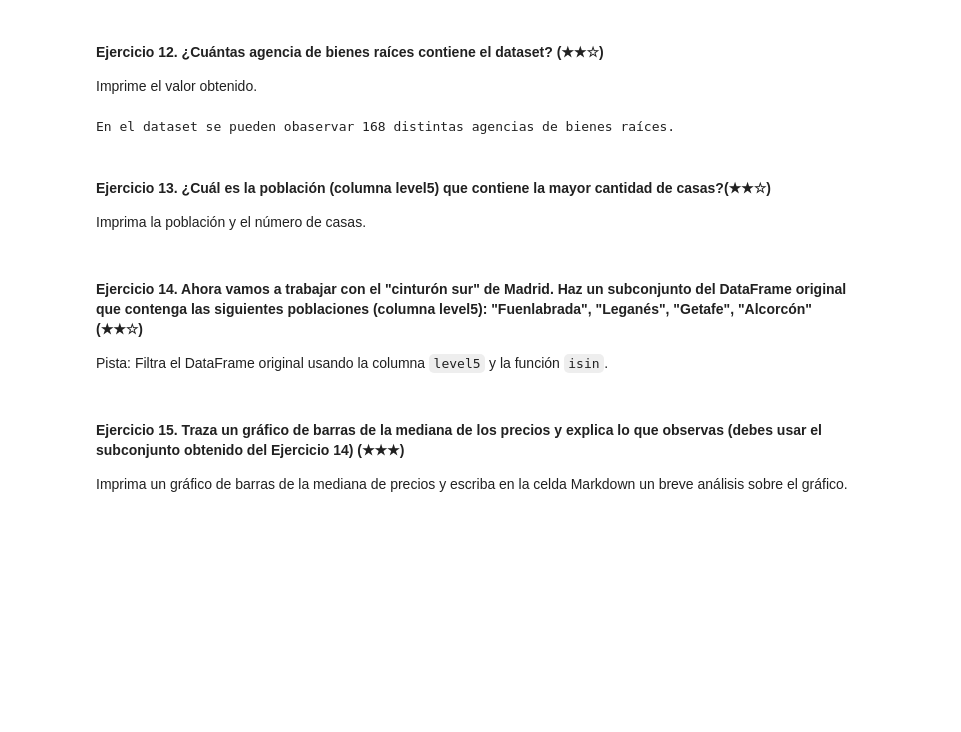
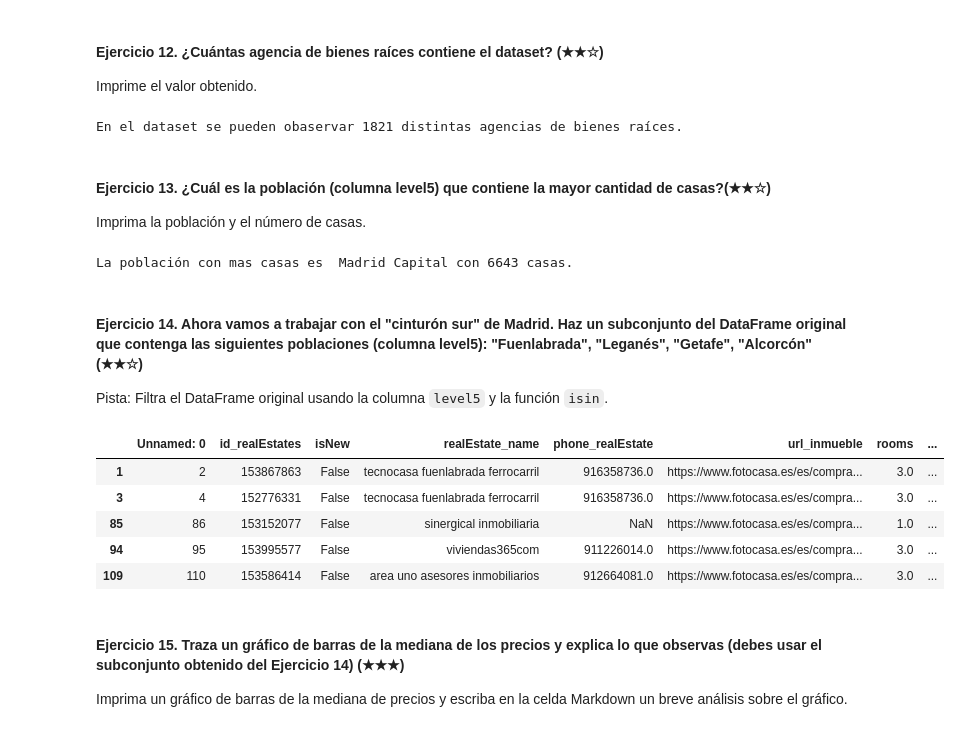
Before and after one commit to 4GeeksAcademy/Proyecto_1_realestate-datacleanup-exercise, a Jupyter notebook: project.es.ipynb, the cells around one changed output. Saved outputs shown, nothing was run; the diff lists cells and outputs as text; code cells hidden in the pictures; blank space fills up the shorter version.

```diff
--- a/project.es.ipynb
+++ b/project.es.ipynb
@@ -45,9 +45,9 @@ Imprime la dirección y el precio de la casa seleccionada. Por ejemplo:
 
 `La casa con dirección en Calle Alcalá, Nº58 es la más barata y su precio es de 12000 USD`
 # %%
-ds = ds[ds['price'] > 0]
-precio_min = ds['price'].min()
-direccion_precio_min = ds.loc[ds['price'].idxmin(), 'address']
+ds_precio_sin_ceros = ds[ds['price'] > 0]
+precio_min = ds_precio_sin_ceros['price'].min()
+direccion_precio_min = ds.loc[ds_precio_sin_ceros['price'].idxmin(), 'address']
 print(f'La casa con dirección en Calle {direccion_precio_min}, es la más barata y su precio es de {precio_min} euros.')
 # %% [output]
 La casa con dirección en Calle Berlin, Coslada, es la más barata y su precio es de 600 euros.
@@ -208,10 +208,10 @@ cuadrado de las localidades de Valdemorillo y Galapagar no son identicos, pero s
 
 Pista: Puedes hacer un `scatter plot` y luego escribir una conclusión al respecto.
 # %%
-ds = ds[(ds['surface'] > 0) & (ds['price'] > 0)]
+ds_sin_ceros = ds[(ds['surface'] > 0) & (ds['price'] > 0)]
 
-superficie = ds['surface']
-precio = ds['price']
+superficie = ds_sin_ceros['surface']
+precio = ds_sin_ceros['price']
 
 plt.figure(figsize = (10, 5))
 plt.scatter(superficie, precio, label = "Relación entre superficie y precio", edgecolors='k', alpha=0.6)
@@ -230,22 +230,33 @@ Analizando la relacion entre los precios y las superficies de las viviendas del
 
 Imprime el valor obtenido.
 # %%
-numero_de_agencias = len(ds['level5'].value_counts())
+numero_de_agencias = len(ds['realEstate_name'].value_counts())
 print(f'En el dataset se pueden obaservar {numero_de_agencias} distintas agencias de bienes raíces.')
 # %% [output]
-En el dataset se pueden obaservar 168 distintas agencias de bienes raíces.
+En el dataset se pueden obaservar 1821 distintas agencias de bienes raíces.
 # %% [markdown]
 #### Ejercicio 13. ¿Cuál es la población (columna level5) que contiene la mayor cantidad de casas?(★★☆)
 
 Imprima la población y el número de casas.
 # %%
-# TODO
+recuento_casas_por_poblacion = ds['level5'].value_counts()
+print(f'La población con mas casas es {recuento_casas_por_poblacion.idxmax()} con {recuento_casas_por_poblacion.max()} casas.')
+# %% [output]
+La población con mas casas es  Madrid Capital con 6643 casas.
 # %% [markdown]
 #### Ejercicio 14. Ahora vamos a trabajar con el "cinturón sur" de Madrid. Haz un subconjunto del DataFrame original que contenga las siguientes poblaciones (columna level5): "Fuenlabrada", "Leganés", "Getafe", "Alcorcón" (★★☆)
 
 Pista: Filtra el DataFrame original usando la columna `level5` y la función `isin`.
 # %%
-# TODO
+cs = ds[ds['level5'].isin(["Fuenlabrada", "Leganés", "Getafe", "Alcorcón"])]
+cs.head()
+# %% [output]
+|  | Unnamed: 0 | id_realEstates | isNew | realEstate_name | phone_realEstate | url_inmueble | rooms | ... |
+| 1 | 2 | 153867863 | False | tecnocasa fuenlabrada ferrocarril | 916358736.0 | https://www.fotocasa.es/es/compra... | 3.0 | ... |
+| 3 | 4 | 152776331 | False | tecnocasa fuenlabrada ferrocarril | 916358736.0 | https://www.fotocasa.es/es/compra... | 3.0 | ... |
+| 85 | 86 | 153152077 | False | sinergical inmobiliaria | NaN | https://www.fotocasa.es/es/compra... | 1.0 | ... |
+| 94 | 95 | 153995577 | False | viviendas365com | 911226014.0 | https://www.fotocasa.es/es/compra... | 3.0 | ... |
+| 109 | 110 | 153586414 | False | area uno asesores inmobiliarios | 912664081.0 | https://www.fotocasa.es/es/compra... | 3.0 | ... |
 # %% [markdown]
 #### Ejercicio 15. Traza un gráfico de barras de la mediana de los precios y explica lo que observas (debes usar el subconjunto obtenido del Ejercicio 14) (★★★)
 
```
Also changed, not shown: parts of 4 cells of this notebook.
